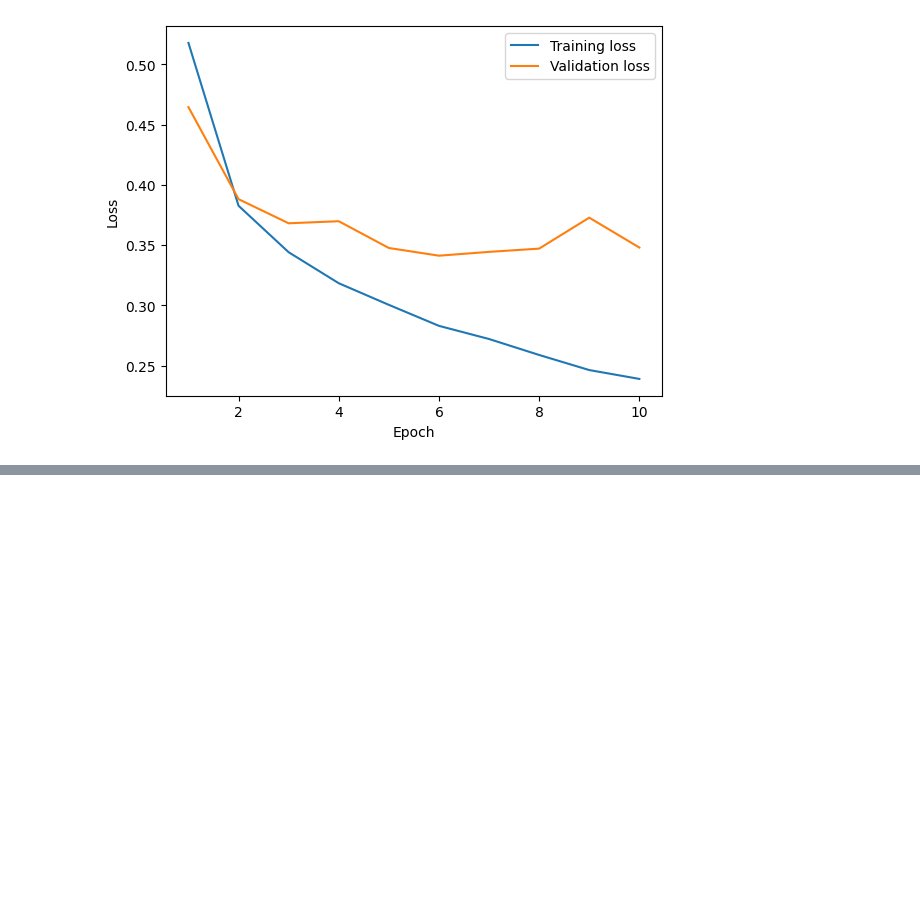
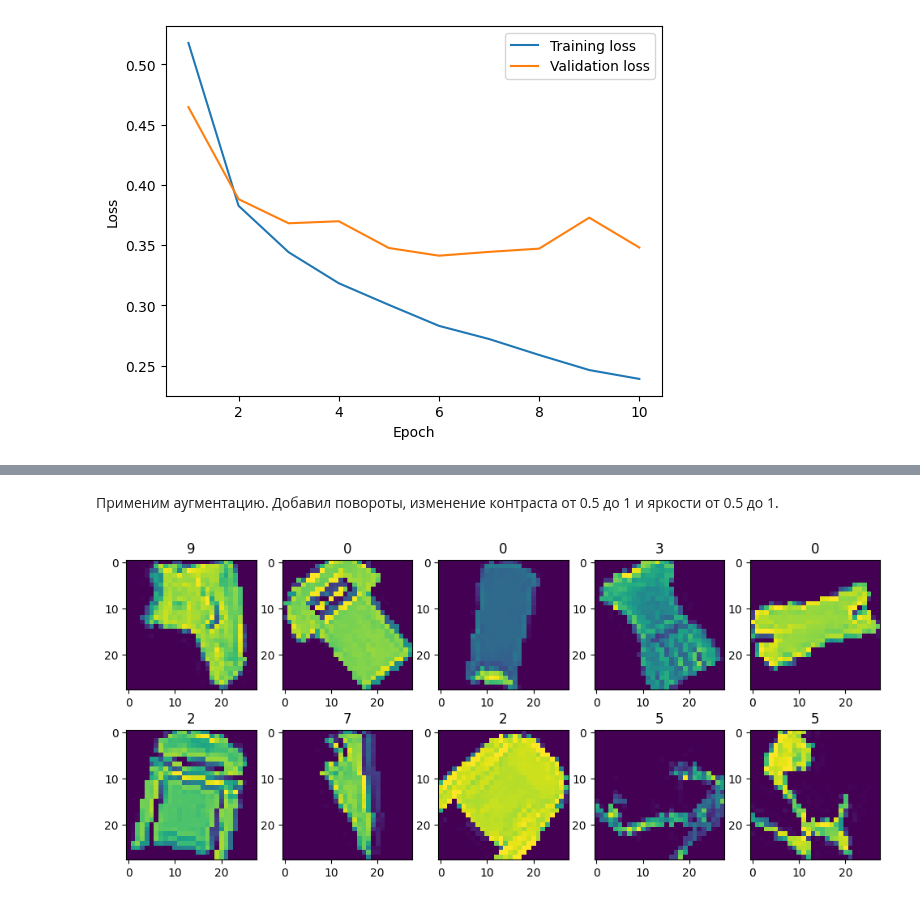
Before and after one commit to atvKail/A_ML_YndSpec, a Jupyter notebook: c7.ipynb, the cells around one changed output, grey strips where cells are left out. Drawn from its saved outputs; the diff is of its cells as text; code cells hidden in the pictures; blank space fills up the shorter version.

```diff
--- a/c7.ipynb
+++ b/c7.ipynb
@@ -119,0 +198,16 @@ optimizer = optim.Adam(model.parameters(), lr=0.001)
+# %% [markdown]
+Применим аугментацию. Добавил повороты, изменение контраста от 0.5 до 1 и яркости от 0.5 до 1.
+# %%
+trainset.transform = transform
+
+plt.figure(figsize=(12,5))
+
+for i in range(10):
+    x, y = trainset[i]
+    plt.subplot(2, 5, i + 1)
+    plt.title(f'{y}')
+    plt.imshow(x)
+
+plt.show()
+# %% [output]
+[figure, added]
```
Also changed, not shown: parts of 23 cells of this notebook.
